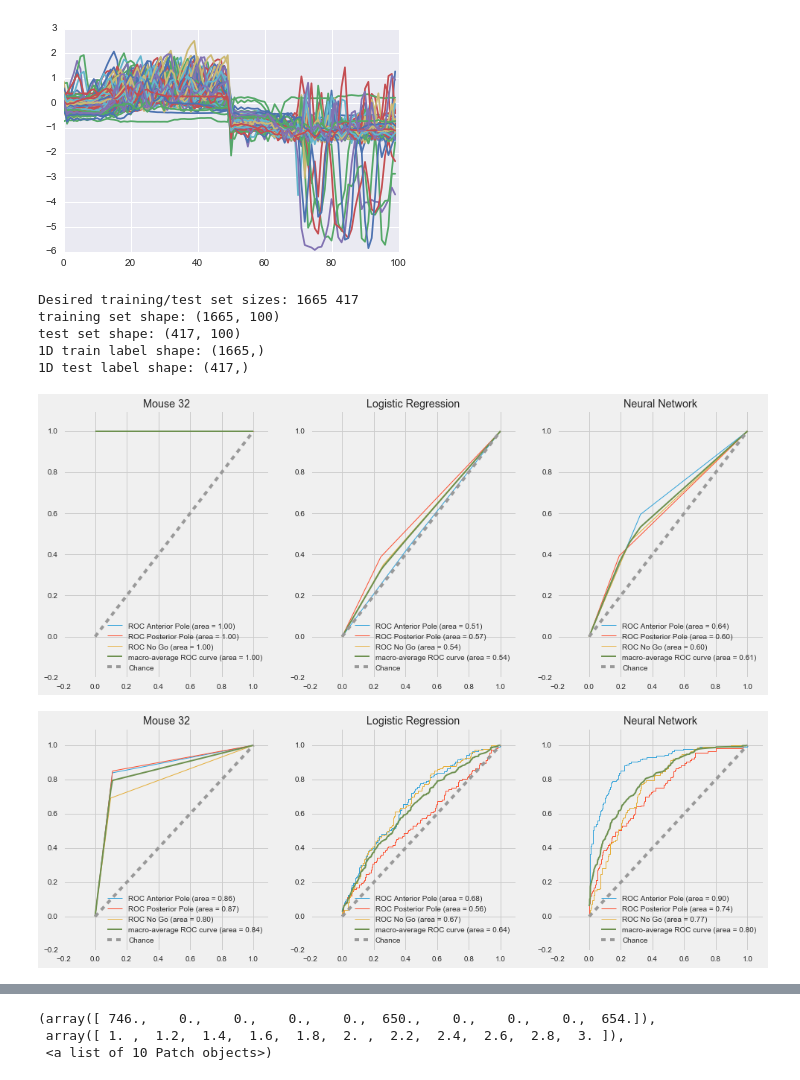
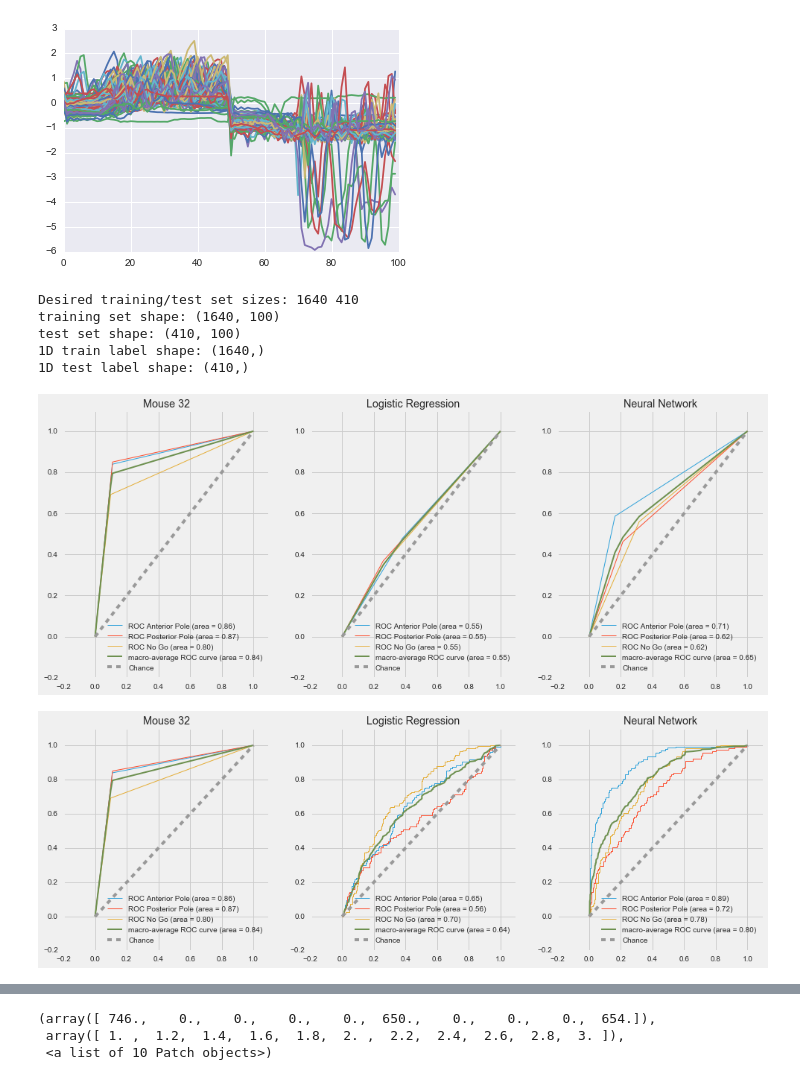
Before and after one commit to mathewzilla/whiskfree, a Jupyter notebook: tf/3_class_simplemodels.ipynb, the cells around one changed output, grey strips where cells are left out. Drawn from its saved outputs; the diff is of its cells as text; code cells hidden in the pictures.

```diff
--- a/tf/3_class_simplemodels.ipynb
+++ b/tf/3_class_simplemodels.ipynb
@@ -28,7 +28,7 @@ def data_loader(mouse_name):
 
     return theta, kappa, tt, ch
 
-def data_parser(theta,kappa,tt,ch,tt_ch):
+def data_parser(theta,kappa,tt,ch):
 
     theta_r = np.array([[resample(theta.values.squeeze()[i,950:1440],50)] for i in range(0,theta.shape[0])])
     theta_r = zscore(theta_r.squeeze(),axis=None)
@@ -41,39 +41,34 @@ def data_parser(theta,kappa,tt,ch,tt_ch):
 
     both_df = pd.concat([theta_df,kappa_df],axis=1)
 
-    if tt_ch == 'tt':
-        # trial type
-        clean1 = np.nan_to_num(tt) !=0
-        clean2 = np.nan_to_num(ch) !=0
-        tt_c = tt[clean1&clean2].values
+    clean1 = np.nan_to_num(tt) !=0
+    clean2 = np.nan_to_num(ch) !=0
+    clean = clean1&clean2
+    tt_c = tt[clean].values
 
-    else :
-        # choice
-        clean1 = np.nan_to_num(tt) !=0
-        clean2 = np.nan_to_num(ch) !=0
-        tt_c = ch[clean1&clean2].values
+    ch_c = ch[clean].values
 
     # tt_c = tt[tt.values !=0|3].values
-    both = both_df.values
+    both = both_df[clean]
     # both_c = both[clean.squeeze(),:]
-    both_c = both[clean.squeeze(),:]
+    both_c = both.values
 
     # keeping one hot vector for now (incase we want it later)
 #     labs = np.eye(3)[tt_c.astype(int)-1]
     # y[np.arange(3), a] = 1
 #     labs = labs.squeeze()
 
-    return both_c, tt_c, clean
+    return both_c, tt_c, ch_c, clean
 # %%
 mouse_name = '32'
 theta, kappa, tt, ch = data_loader(mouse_name)
-fig, ax = plt.subplots(1,2)
+fig, ax = plt.subplots(1,2,figsize=(20,5))
 _ = ax[0].plot(theta[:100].T)
 _ = ax[1].plot(kappa[:100].T)
 # %% [output]
 [figure]
 # %%
-both_c, tt_c, clean = data_parser(theta,kappa,tt,ch,'ch')
+both_c, tt_c, ch_c, clean = data_parser(theta,kappa,tt,ch)
 _ = plt.plot(both_c[:100].T)
 # %% [output]
 [figure]
@@ -92,7 +87,7 @@ testdata = np.delete(both_c,subset,axis=0)
 # testlabs = np.delete(labs,subset,axis=0)
 
 # non one-hot style labels
-trainlabs1D = tt_c[subset].squeeze()
+trainlabs1D = tt_c[subset].squeeze() # Change this to ch_c to classify choice instead
 testlabs1D = np.delete(tt_c,subset)
 
 print('training set shape:',traindata.shape)
@@ -102,11 +97,11 @@ print('test set shape:',testdata.shape)
 print('1D train label shape:', trainlabs1D.shape)
 print('1D test label shape:', testlabs1D.shape)
 # %% [output]
-Desired training/test set sizes: 1665 417
-training set shape: (1665, 100)
-test set shape: (417, 100)
-1D train label shape: (1665,)
-1D test label shape: (417,)
+Desired training/test set sizes: 1640 410
+training set shape: (1640, 100)
+test set shape: (410, 100)
+1D train label shape: (1640,)
+1D test label shape: (410,)
 # %%
 # Define models
 lr = LogisticRegression()
@@ -122,9 +117,9 @@ n_classes = 3
 trialtypes = ['Anterior Pole','Posterior Pole','No Go'] # 32-34
 # trialtypes = ['Posterior Pole','Anterior Pole','No Go'] # 36
 
-# Change the model here
-preds = cross_validation.cross_val_predict(lr, both_c, tt_c.squeeze()-1, cv=5)
-preds_NN = cross_validation.cross_val_predict(NN, both_c, tt_c.squeeze()-1, cv=5)
+# Change the model/labels here
+preds = cross_validation.cross_val_predict(lr, both_c, ch_c.squeeze()-1, cv=5)
+preds_NN = cross_validation.cross_val_predict(NN, both_c, ch_c.squeeze()-1, cv=5)
 
 with plt.style.context('fivethirtyeight'):
     fig, ax = plt.subplots(1,3,figsize=(15,6))
@@ -215,36 +210,38 @@ with plt.style.context('fivethirtyeight'):
         binary_preds[wrong] = 0
         fpr[i], tpr[i], thresholds = metrics.roc_curve(binary_trials,binary_preds)
         roc_auc[i] = metrics.auc(fpr[i], tpr[i])
         ax[2].plot(fpr[i], tpr[i], lw=1, label='ROC ' + trialtypes[i] +' (area = %0.2f)' % (roc_auc[i]))
 
 
     # Compute macro-average ROC following sklearn docs
 
     # First aggregate all false positive rates
     all_fpr = np.unique(np.concatenate([fpr[i] for i in range(n_classes)]))
     # Then interpolate all ROC curves at this points
     mean_tpr = np.zeros_like(all_fpr)
     for i in range(n_classes):
         mean_tpr += interp(all_fpr, fpr[i], tpr[i])
     # Finally average it and compute AUC
     mean_tpr /= n_classes
     fpr["macro"] = all_fpr
     tpr["macro"] = mean_tpr
     roc_auc["macro"] = metrics.auc(fpr["macro"], tpr["macro"])
     ax[2].plot(fpr["macro"], tpr["macro"],
              label='macro-average ROC curve (area = {0:0.2f})'''.format(roc_auc["macro"]),linewidth=2)
 
     ax[2].plot([0, 1], [0, 1], '--', color=(0.6, 0.6, 0.6), label='Chance')
     ax[2].legend(loc=4)
     ax[2].set_title('Neural Network')
     ax[2].set_xlim([-0.2,1.1])
     ax[2].set_ylim([-0.2,1.1])
 
 # plt.savefig('figs/ROC_allthree_trailtype_preds_'+ mouse_name +'.png')
 # %% [output]
-[figure, old version]
+[figure, new version]
 # %%
 # Softmax probability version
+# TO DO: change this to utilise all data in cross val by setting up custom function.
+
 fpr = dict()
 tpr = dict()
 roc_auc = dict()
@@ -355,7 +352,7 @@ with plt.style.context('fivethirtyeight'):
 
 # plt.savefig('figs/ROC_both_trialtype_3probs_'+ mouse_name +'.png')
 # %% [output]
-[figure, old version]
+[figure, new version]
 # %%
 # TRIALTYPE
 # # Confusion matrices. Mouse vs model
```
Also changed, not shown: parts of 19 cells of this notebook, 2 other files.
